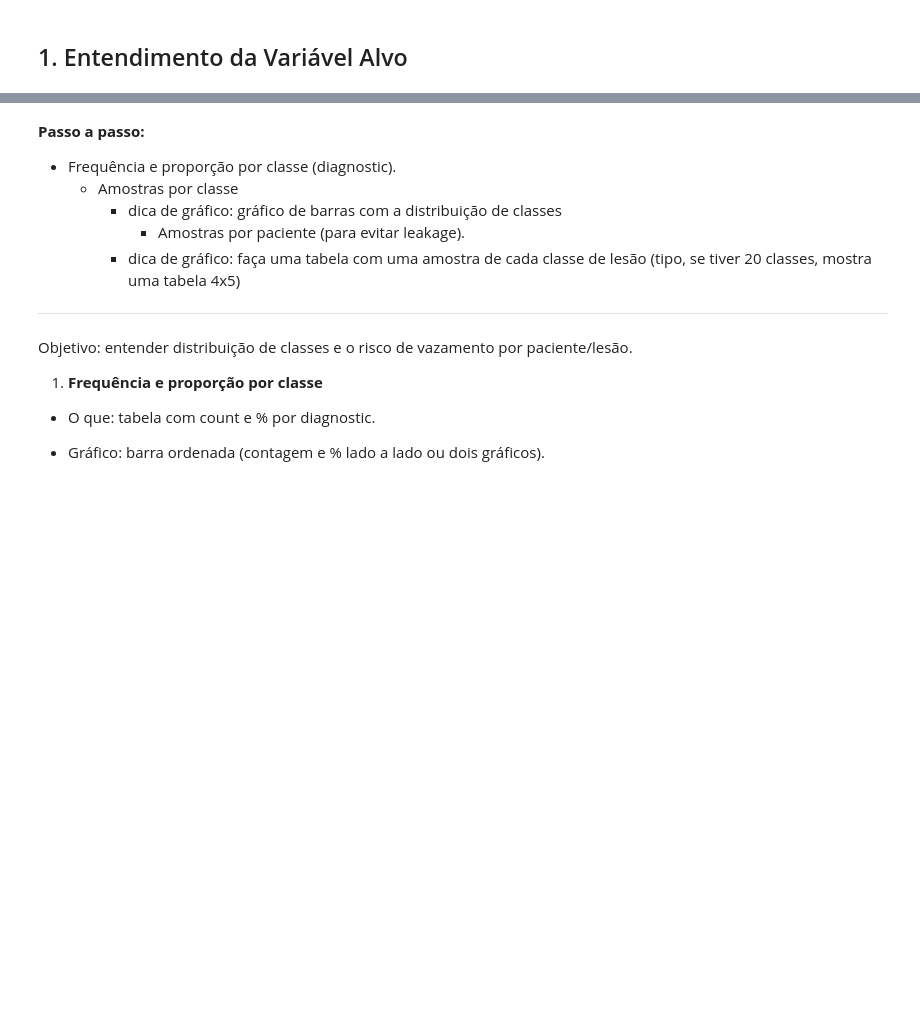
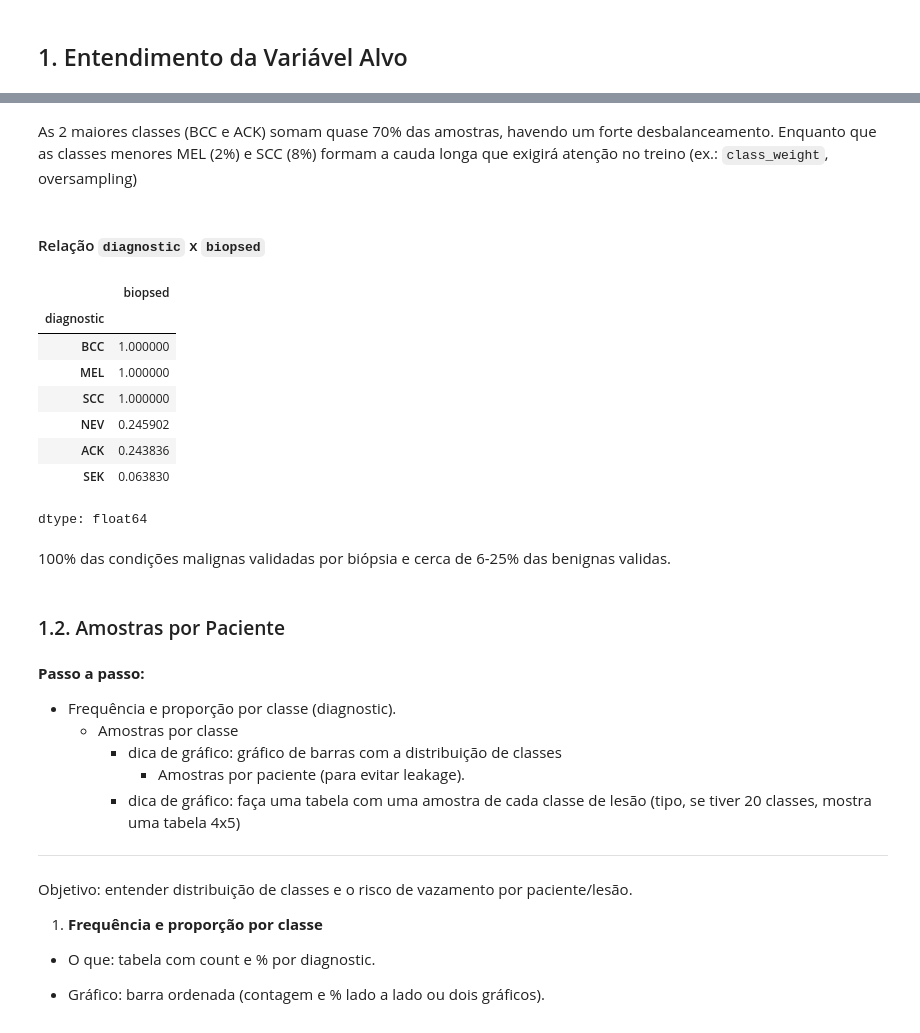
Before and after one commit to MariSegato/UFES-postgraduate-data-science-final-project, a Jupyter notebook: notebooks/dataset.ipynb, the cells around one changed output, grey strips where cells are left out. Drawn from its saved outputs; the diff is of its cells as text; code cells hidden in the pictures; blank space fills up the shorter version.

```diff
--- a/notebooks/dataset.ipynb
+++ b/notebooks/dataset.ipynb
@@ -94,0 +156,5 @@ display(img)
+# %%
+metadata['diagnostic_group'] = metadata['diagnostic'].apply(
+    lambda x: 'Cancer' if x in ['BCC', 'MEL', 'SCC'] else 'Benign'
+)
+metadata['diagnostic_group'].value_counts(normalize=True).round(3)
@@ -94,0 +184,21 @@ display(img)
+# %% [markdown]
+As 2 maiores classes (BCC e ACK) somam quase 70% das amostras, havendo um forte desbalanceamento. Enquanto que as classes menores MEL (2%) e SCC (8%) formam a cauda longa que exigirá atenção no treino (ex.: `class_weight`, oversampling)
+# %% [markdown]
+#### Relação `diagnostic` x `biopsed`
+# %%
+biopsy_check = metadata.groupby('diagnostic')['biopsed'].mean().sort_values(ascending=False)
+display(biopsy_check)
+# %% [output]
+|  | biopsed |
+| diagnostic |  |
+| BCC | 1.000000 |
+| MEL | 1.000000 |
+| SCC | 1.000000 |
+| NEV | 0.245902 |
+| ACK | 0.243836 |
+| SEK | 0.063830 |
+dtype: float64
+# %% [markdown]
+ 100% das condições malignas validadas por biópsia e cerca de 6-25% das benignas validas.
+# %% [markdown]
+### 1.2. Amostras por Paciente
```
Also changed, not shown: parts of 13 cells of this notebook.
